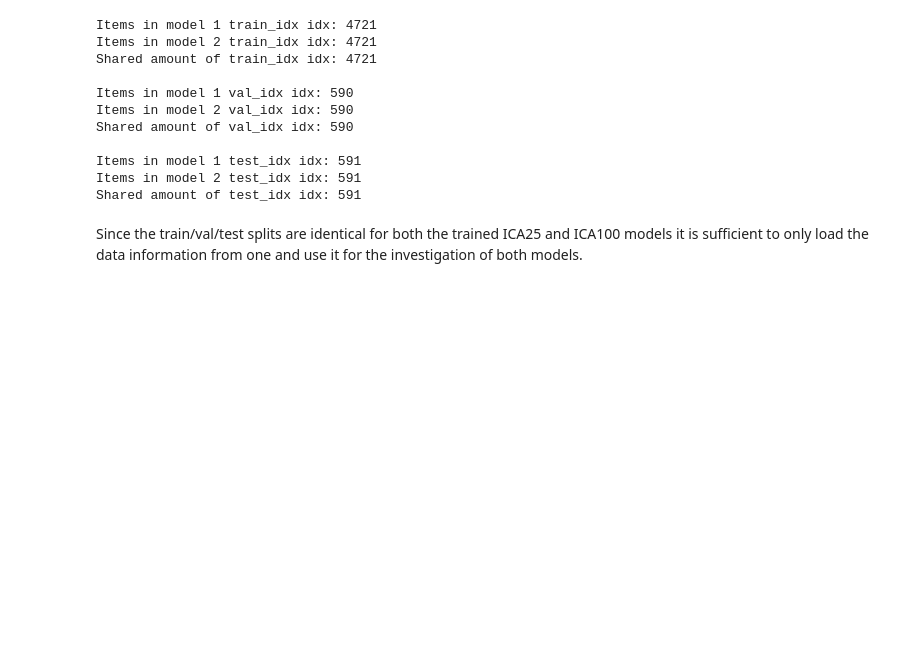
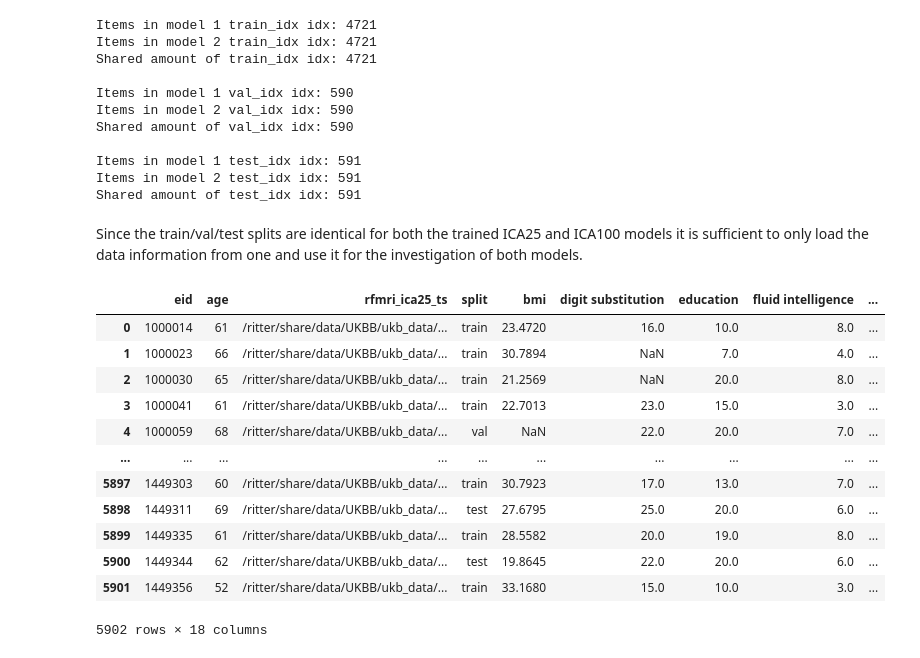
Before and after one commit to laura-riedel/IM, a Jupyter notebook: src/FinalModels/final_models_IM.ipynb, the cells around one changed output. Drawn from its saved outputs; the diff is of its cells as text; code cells hidden in the pictures; blank space fills up the shorter version.

```diff
--- a/src/FinalModels/final_models_IM.ipynb
+++ b/src/FinalModels/final_models_IM.ipynb
@@ -53,7 +49,8 @@ with open('config_ICA25_gc.yaml', 'r') as f:
 with open('config_ICA100_gc.yaml', 'r') as f:
     config_ICA100_gc = yaml.safe_load(f)
 # %%
-ICA25_gc, ICA25_gc_data = utils.train_model(path, ukbb_dir, config_ICA25_gc, 1)
+%%time
+ICA25_gc, ICA25_gc_model, ICA25_gc_data = utils.train_model(path, ukbb_dir, config_ICA25_gc, 2)
 # %% [output]
 GPU available: True (cuda), used: True
 TPU available: False, using: 0 TPU cores
@@ -100,5 +106,6 @@ Visualise training of model "ICA25_gc" (data subset)...
 # %%
-ICA100_gc, ICA100_gc_data = utils.train_model(path, ukbb_dir, config_ICA100_gc, 1)
+%%time
+ICA100_gc, ICA100_gc_model, ICA100_gc_data = utils.train_model(path, ukbb_dir, config_ICA100_gc, 2)
 # %% [output]
 GPU available: True (cuda), used: True
 TPU available: False, using: 0 TPU cores
@@ -179,4 +195,24 @@ Shared amount of test_idx idx: 591
 Since the train/val/test splits are identical for both the trained ICA25 and ICA100 models it is sufficient to only load the data information from one and use it for the investigation of both models.
 # %%
 data_overview = utils.get_metadata(path+'FinalModels_IM/ICA25_gc/', ukbb_dir)
+# load predictions
+ICA25_gc_preds = pd.read_csv(path+'FinalModels_IM/ICA25_gc/data_info/predictions.csv')
+ICA100_gc_preds = pd.read_csv(path+'FinalModels_IM/ICA100_gc/data_info/predictions.csv')
+# add predictions to overview
+data_overview = data_overview.merge(ICA25_gc_preds, how='left', on='eid')
+data_overview = data_overview.merge(ICA100_gc_preds, how='left', on='eid', suffixes=('_ICA25', '_ICA100'))
 data_overview
+# %% [output]
+|  | eid | age | rfmri_ica25_ts | split | bmi | digit substitution | education | fluid intelligence | ... |
+| 0 | 1000014 | 61 | /ritter/share/data/UKBB/ukb_data/... | train | 23.4720 | 16.0 | 10.0 | 8.0 | ... |
+| 1 | 1000023 | 66 | /ritter/share/data/UKBB/ukb_data/... | train | 30.7894 | NaN | 7.0 | 4.0 | ... |
+| 2 | 1000030 | 65 | /ritter/share/data/UKBB/ukb_data/... | train | 21.2569 | NaN | 20.0 | 8.0 | ... |
+| 3 | 1000041 | 61 | /ritter/share/data/UKBB/ukb_data/... | train | 22.7013 | 23.0 | 15.0 | 3.0 | ... |
+| 4 | 1000059 | 68 | /ritter/share/data/UKBB/ukb_data/... | val | NaN | 22.0 | 20.0 | 7.0 | ... |
+| ... | ... | ... | ... | ... | ... | ... | ... | ... | ... |
+| 5897 | 1449303 | 60 | /ritter/share/data/UKBB/ukb_data/... | train | 30.7923 | 17.0 | 13.0 | 7.0 | ... |
+| 5898 | 1449311 | 69 | /ritter/share/data/UKBB/ukb_data/... | test | 27.6795 | 25.0 | 20.0 | 6.0 | ... |
+| 5899 | 1449335 | 61 | /ritter/share/data/UKBB/ukb_data/... | train | 28.5582 | 20.0 | 19.0 | 8.0 | ... |
+| 5900 | 1449344 | 62 | /ritter/share/data/UKBB/ukb_data/... | test | 19.8645 | 22.0 | 20.0 | 6.0 | ... |
+| 5901 | 1449356 | 52 | /ritter/share/data/UKBB/ukb_data/... | train | 33.1680 | 15.0 | 10.0 | 3.0 | ... |
+5902 rows × 18 columns
```
Also changed, not shown: parts of 10 cells of this notebook, 9 other files.
